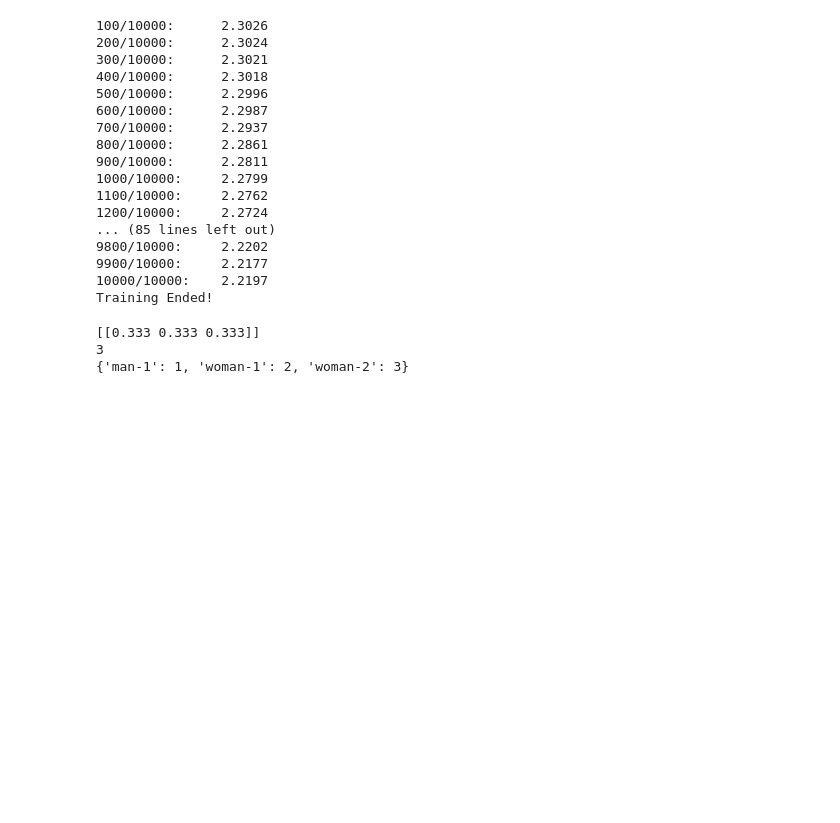
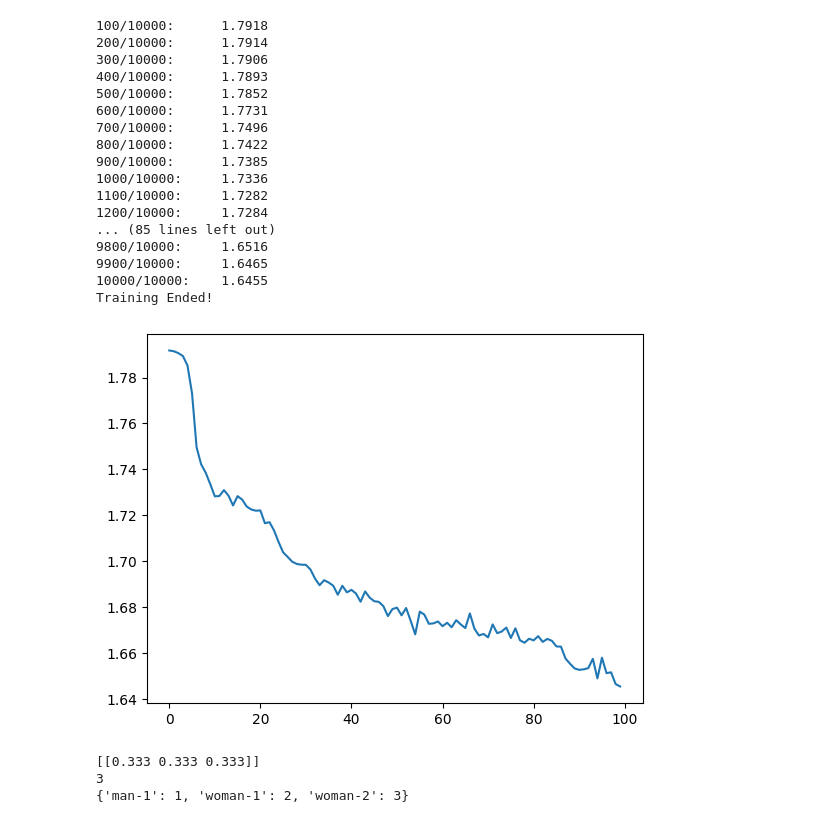
Before and after one commit to KuiZenith/voice-recognition, a Jupyter notebook: MelSpectrogram with RNN.ipynb, the cells around one changed output. Saved outputs shown, nothing was run; the diff lists cells and outputs as text; code cells hidden in the pictures; blank space fills up the shorter version.

```diff
--- a/MelSpectrogram with RNN.ipynb
+++ b/MelSpectrogram with RNN.ipynb
@@ -198,49 +182,50 @@ tensor(2.3025, grad_fn=<DivBackward1>)
 # %%
 torch.backends.cudnn.benchmark = True
 device = "cuda" if torch.cuda.is_available() else "cpu"
 
-model = Model(dataset.k)
+model = Model()
 optimizer = optim.Adam(model.parameters(), lr=3e-5, weight_decay=1e-5)
 loss_fn = nn.CrossEntropyLoss()
 losses = []
 display_losses = []
 
 model.train()
 
 if device == "cuda": model.cuda()
 for step in range(1, NUM_STEPS + 1):
   optimizer.zero_grad()
   samples, targets, labels = next(iter(dataloader))
   outputs = model(samples.to(device), targets.to(device))
   loss = loss_fn(outputs.to(device), labels.to(device))
   losses.append(loss.item())
   loss.backward()
   optimizer.step()
   if step % 100 == 0:
     display_losses.append(np.mean(losses))
     print(f"{step}/{NUM_STEPS}:\t{display_losses[-1]:.4f}")
     losses = []
 print("Training Ended!")
 plt.plot(display_losses)
 plt.show()
 # %% [output]
-100/10000:      2.3026
-200/10000:      2.3024
-300/10000:      2.3021
-400/10000:      2.3018
-500/10000:      2.2996
-600/10000:      2.2987
-700/10000:      2.2937
-800/10000:      2.2861
-900/10000:      2.2811
-1000/10000:     2.2799
-1100/10000:     2.2762
-1200/10000:     2.2724
+100/10000:      1.7918
+200/10000:      1.7914
+300/10000:      1.7906
+400/10000:      1.7893
+500/10000:      1.7852
+600/10000:      1.7731
+700/10000:      1.7496
+800/10000:      1.7422
+900/10000:      1.7385
+1000/10000:     1.7336
+1100/10000:     1.7282
+1200/10000:     1.7284
 ... (85 lines left out)
-9800/10000:     2.2202
-9900/10000:     2.2177
-10000/10000:    2.2197
+9800/10000:     1.6516
+9900/10000:     1.6465
+10000/10000:    1.6455
 Training Ended!
+[figure, added]
 # %%
 with torch.no_grad():
   t = load_voice("./data/bark/woman-2.wav")
```
Also changed, not shown: parts of 3 cells of this notebook, 1 other file.
